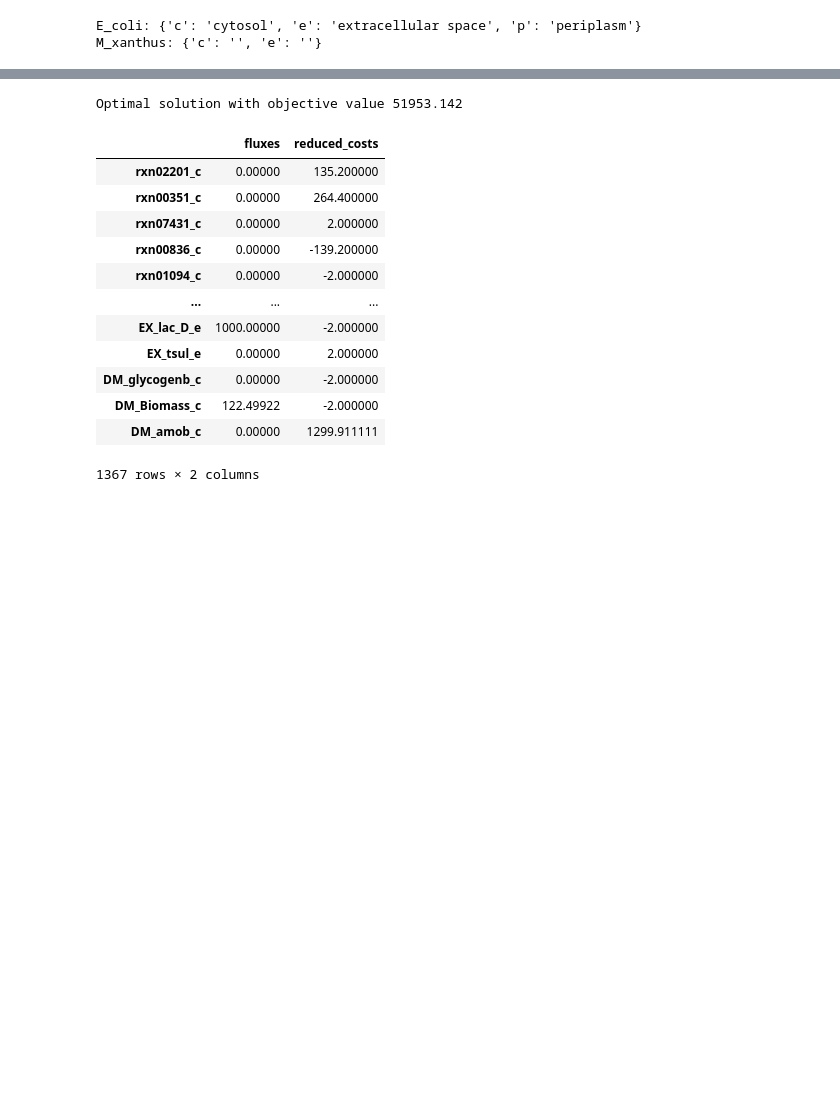
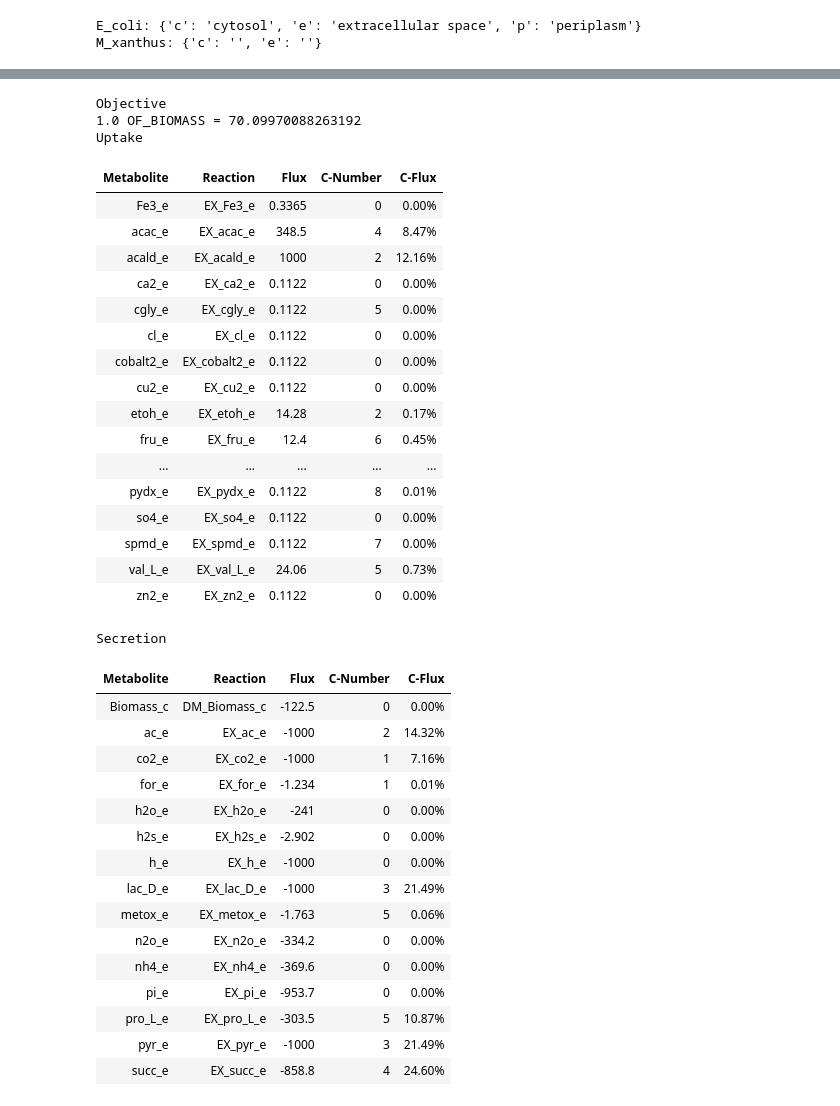
Before and after one commit to BondonMickael/M_xanthus-E_coli-Predation, a Jupyter notebook: notebooks/test.ipynb, the cells around one changed output, grey strips where cells are left out. Drawn from its saved outputs; the diff is of its cells as text; code cells hidden in the pictures; blank space fills up the shorter version.

```diff
--- a/notebooks/test.ipynb
+++ b/notebooks/test.ipynb
@@ -50,18 +51,41 @@ print(FBA.objective_value, pFBA.objective_value)  # Not the same result (not eve
 # %%
-pFBA
+M_xanthus.summary()
 # %% [output]
-Optimal solution with objective value 51953.142
+Objective
+1.0 OF_BIOMASS = 70.09970088263192
+Uptake
-|  | fluxes | reduced_costs |
-| rxn02201_c | 0.00000 | 135.200000 |
-| rxn00351_c | 0.00000 | 264.400000 |
-| rxn07431_c | 0.00000 | 2.000000 |
-| rxn00836_c | 0.00000 | -139.200000 |
-| rxn01094_c | 0.00000 | -2.000000 |
-| ... | ... | ... |
-| EX_lac_D_e | 1000.00000 | -2.000000 |
-| EX_tsul_e | 0.00000 | 2.000000 |
-| DM_glycogenb_c | 0.00000 | -2.000000 |
-| DM_Biomass_c | 122.49922 | -2.000000 |
-| DM_amob_c | 0.00000 | 1299.911111 |
+| Metabolite | Reaction | Flux | C-Number | C-Flux |
+| Fe3_e | EX_Fe3_e | 0.3365 | 0 | 0.00% |
+| acac_e | EX_acac_e | 348.5 | 4 | 8.47% |
+| acald_e | EX_acald_e | 1000 | 2 | 12.16% |
+| ca2_e | EX_ca2_e | 0.1122 | 0 | 0.00% |
+| cgly_e | EX_cgly_e | 0.1122 | 5 | 0.00% |
+| cl_e | EX_cl_e | 0.1122 | 0 | 0.00% |
+| cobalt2_e | EX_cobalt2_e | 0.1122 | 0 | 0.00% |
+| cu2_e | EX_cu2_e | 0.1122 | 0 | 0.00% |
+| etoh_e | EX_etoh_e | 14.28 | 2 | 0.17% |
+| fru_e | EX_fru_e | 12.4 | 6 | 0.45% |
+| ... | ... | ... | ... | ... |
+| pydx_e | EX_pydx_e | 0.1122 | 8 | 0.01% |
+| so4_e | EX_so4_e | 0.1122 | 0 | 0.00% |
+| spmd_e | EX_spmd_e | 0.1122 | 7 | 0.00% |
+| val_L_e | EX_val_L_e | 24.06 | 5 | 0.73% |
+| zn2_e | EX_zn2_e | 0.1122 | 0 | 0.00% |
-1367 rows × 2 columns
+Secretion
+| Metabolite | Reaction | Flux | C-Number | C-Flux |
+| Biomass_c | DM_Biomass_c | -122.5 | 0 | 0.00% |
+| ac_e | EX_ac_e | -1000 | 2 | 14.32% |
+| co2_e | EX_co2_e | -1000 | 1 | 7.16% |
+| for_e | EX_for_e | -1.234 | 1 | 0.01% |
+| h2o_e | EX_h2o_e | -241 | 0 | 0.00% |
+| h2s_e | EX_h2s_e | -2.902 | 0 | 0.00% |
+| h_e | EX_h_e | -1000 | 0 | 0.00% |
+| lac_D_e | EX_lac_D_e | -1000 | 3 | 21.49% |
+| metox_e | EX_metox_e | -1.763 | 5 | 0.06% |
+| n2o_e | EX_n2o_e | -334.2 | 0 | 0.00% |
+| nh4_e | EX_nh4_e | -369.6 | 0 | 0.00% |
+| pi_e | EX_pi_e | -953.7 | 0 | 0.00% |
+| pro_L_e | EX_pro_L_e | -303.5 | 5 | 10.87% |
+| pyr_e | EX_pyr_e | -1000 | 3 | 21.49% |
+| succ_e | EX_succ_e | -858.8 | 4 | 24.60% |
 # %%
```
Also changed, not shown: parts of 9 cells of this notebook, 3 other files.
